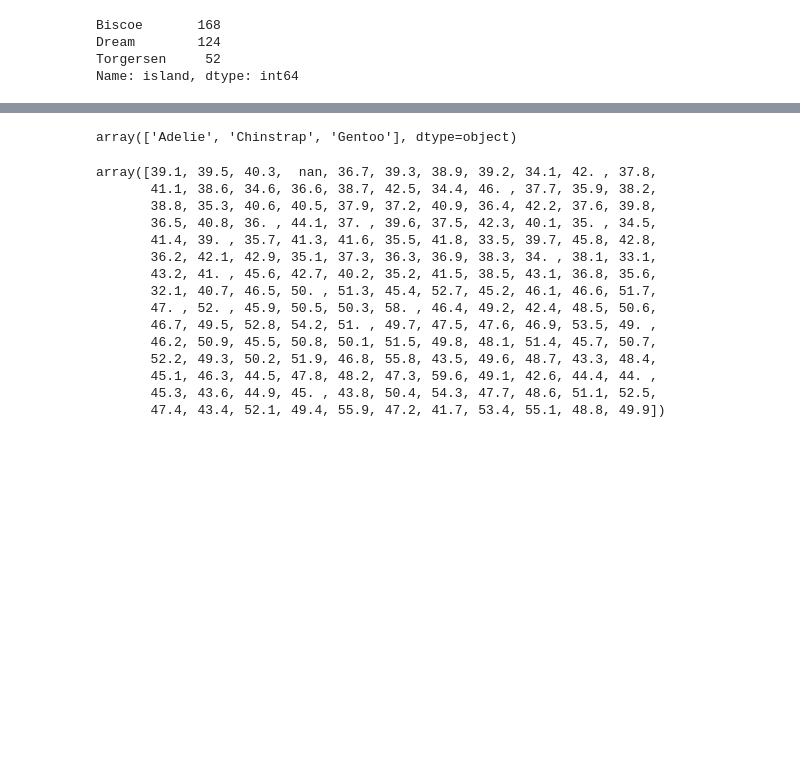
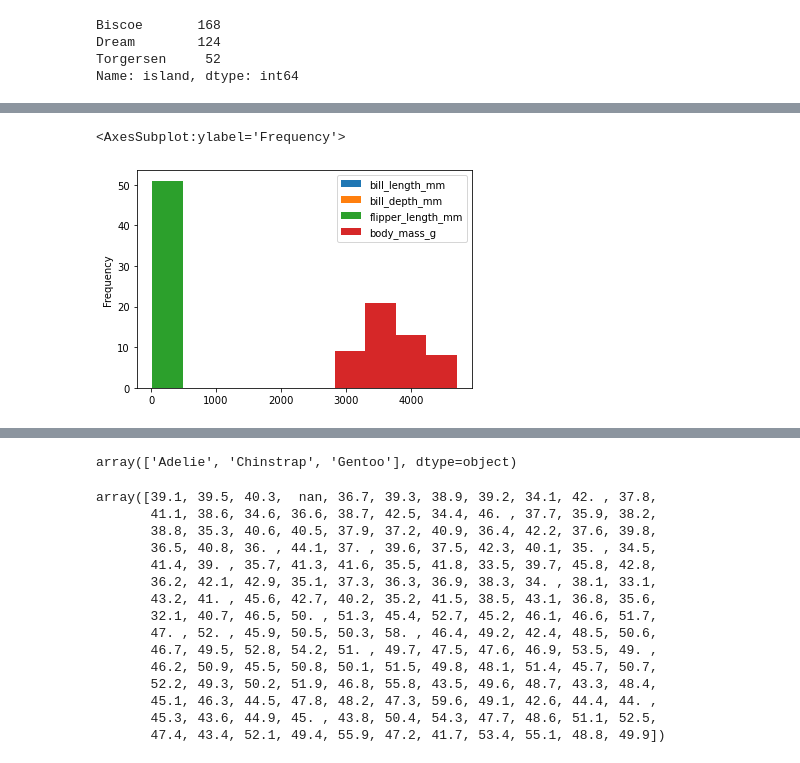
Before and after one commit to Afrash/portfolio-introduction-data-science, a Jupyter notebook: portfolio assignment 3/Assignment 3.ipynb, the cells around one changed output, grey strips where cells are left out. Saved outputs shown, nothing was run; the diff lists cells and outputs as text; code cells hidden in the pictures; blank space fills up the shorter version.

```diff
--- a/portfolio assignment 3/Assignment 3.ipynb
+++ b/portfolio assignment 3/Assignment 3.ipynb
@@ -405,3 +360,8 @@ penguins[torgersenFilter].plot(kind='bar')
+# %%
+penguins[torgersenFilter].plot(kind='hist', bins = 10)
+# %% [output]
+<AxesSubplot:ylabel='Frequency'>
+[figure, added]
 # %%
 penguins.head()
 # %% [output]
```
Also changed, not shown: parts of 37 cells of this notebook, 18 other files.
